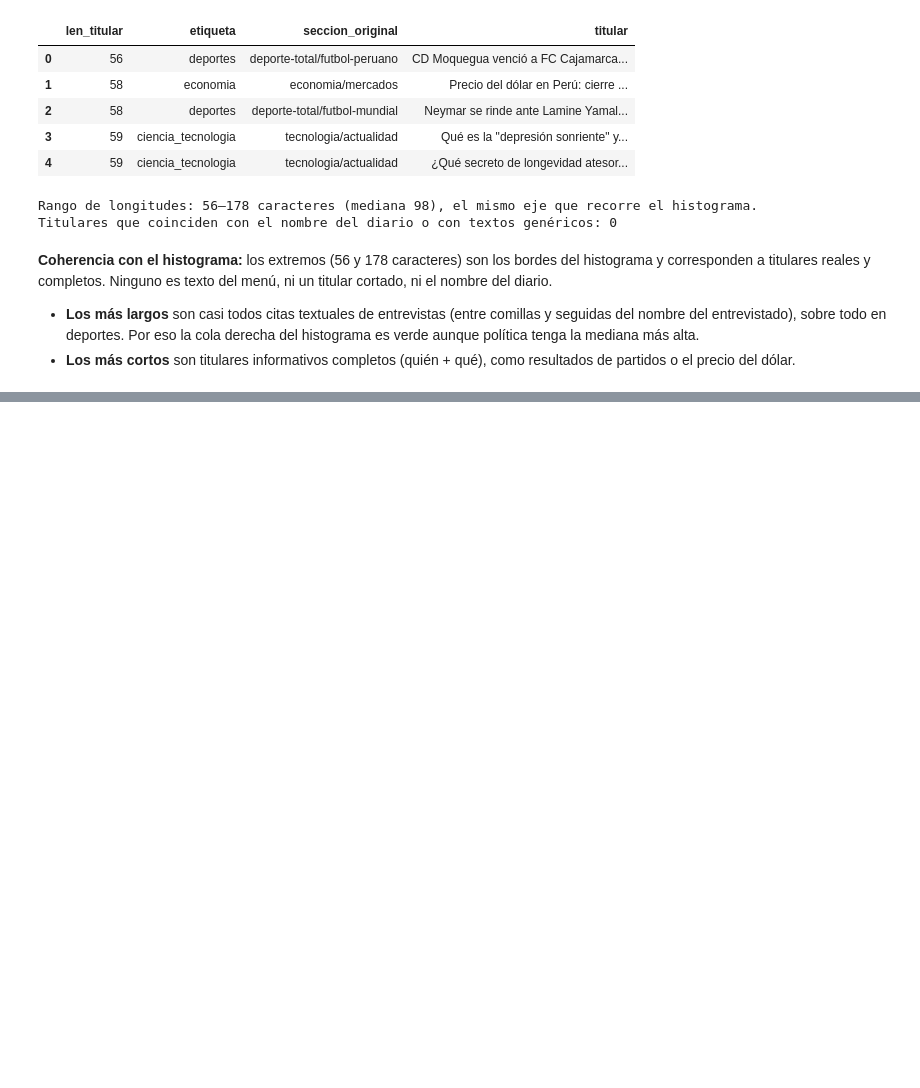
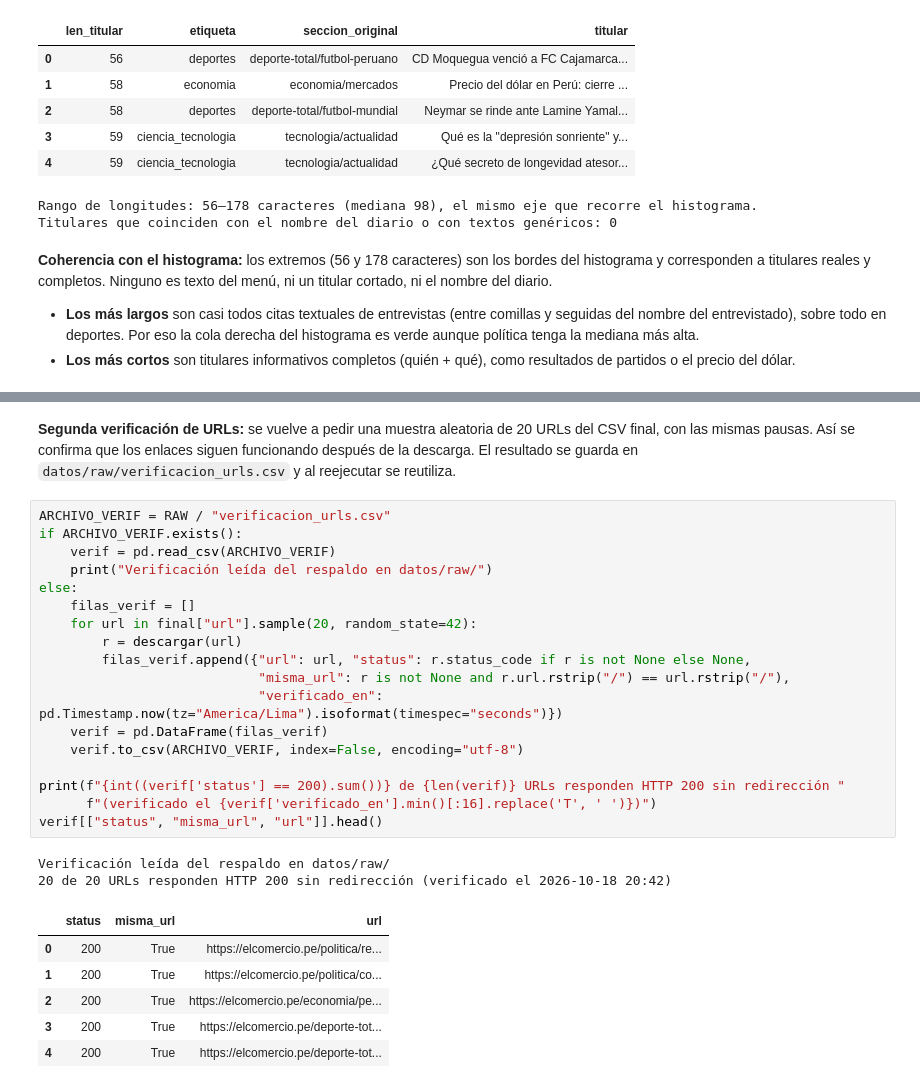
Before and after one commit to IvettexMamani/diplomado-python-2026, a Jupyter notebook: tarea_1/01_recoleccion.ipynb, the cells around one changed output, grey strips where cells are left out. Cells and saved outputs as stored; diff of their text form; blank space fills up the shorter version.

```diff
--- a/tarea_1/01_recoleccion.ipynb
+++ b/tarea_1/01_recoleccion.ipynb
@@ -650,0 +684,29 @@ Titulares que coinciden con el nombre del diario o con textos genéricos: 0
+# %% [markdown]
+**Segunda verificación de URLs:** se vuelve a pedir una muestra aleatoria de 20 URLs del CSV final, con las mismas pausas. Así se confirma que los enlaces siguen funcionando después de la descarga. El resultado se guarda en `datos/raw/verificacion_urls.csv` y al reejecutar se reutiliza.
+# %%
+ARCHIVO_VERIF = RAW / "verificacion_urls.csv"
+if ARCHIVO_VERIF.exists():
+    verif = pd.read_csv(ARCHIVO_VERIF)
+    print("Verificación leída del respaldo en datos/raw/")
+else:
+    filas_verif = []
+    for url in final["url"].sample(20, random_state=42):
+        r = descargar(url)
+        filas_verif.append({"url": url, "status": r.status_code if r is not None else None,
+                            "misma_url": r is not None and r.url.rstrip("/") == url.rstrip("/"),
+                            "verificado_en": pd.Timestamp.now(tz="America/Lima").isoformat(timespec="seconds")})
+    verif = pd.DataFrame(filas_verif)
+    verif.to_csv(ARCHIVO_VERIF, index=False, encoding="utf-8")
+
+print(f"{int((verif['status'] == 200).sum())} de {len(verif)} URLs responden HTTP 200 sin redirección "
+      f"(verificado el {verif['verificado_en'].min()[:16].replace('T', ' ')})")
+verif[["status", "misma_url", "url"]].head()
+# %% [output]
+Verificación leída del respaldo en datos/raw/
+20 de 20 URLs responden HTTP 200 sin redirección (verificado el 2026-10-18 20:42)
+|  | status | misma_url | url |
+| 0 | 200 | True | https://elcomercio.pe/politica/re... |
+| 1 | 200 | True | https://elcomercio.pe/politica/co... |
+| 2 | 200 | True | https://elcomercio.pe/economia/pe... |
+| 3 | 200 | True | https://elcomercio.pe/deporte-tot... |
+| 4 | 200 | True | https://elcomercio.pe/deporte-tot... |
```
Also changed, not shown: parts of 3 cells of this notebook, 2 other files.
